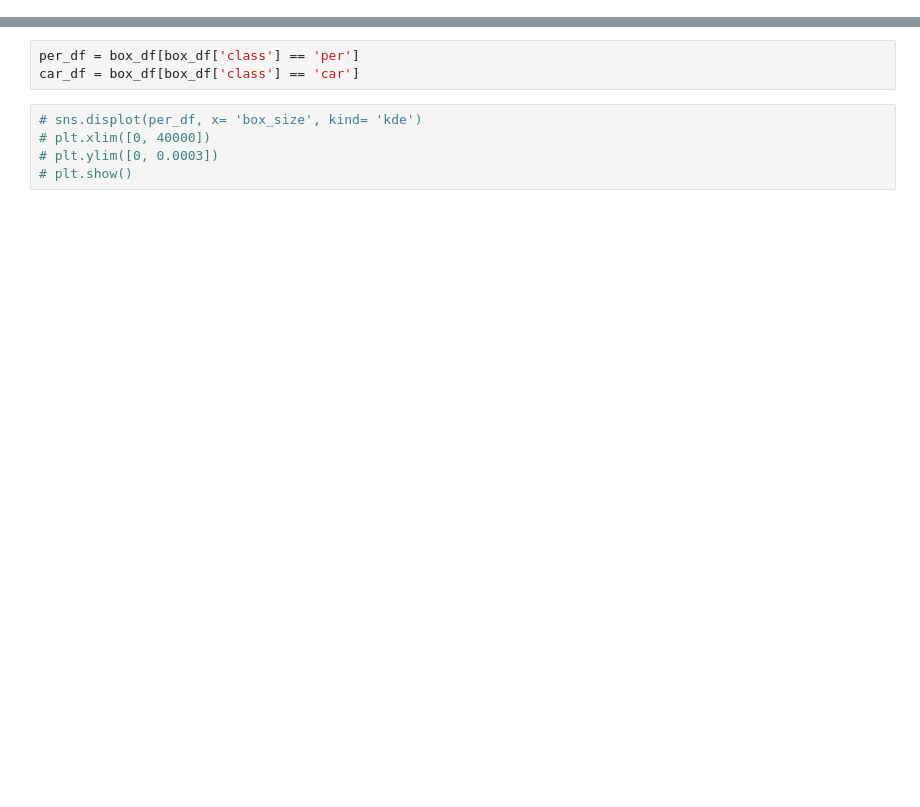
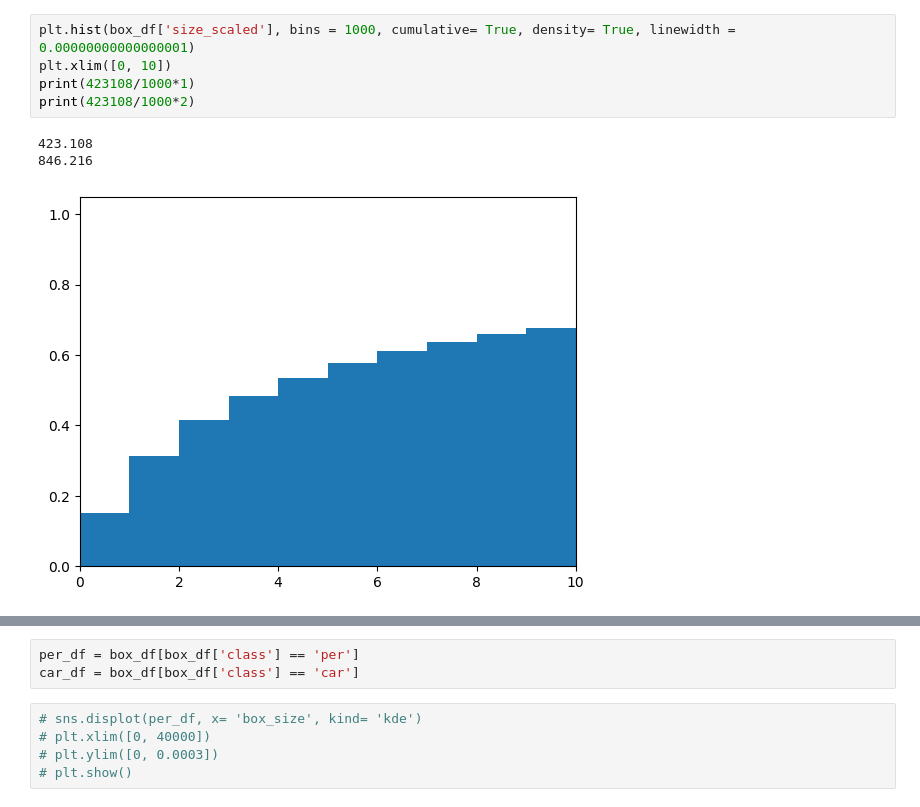
Before and after one commit to Lee-chan-hyeok/Nextchip_Autonomous_Driving_Contest, a Jupyter notebook: data_analysing/bbox/make_histogram.ipynb, the cells around one changed output, grey strips where cells are left out. Cells and saved outputs as stored; diff of their text form; blank space fills up the shorter version.

```diff
--- a/data_analysing/bbox/make_histogram.ipynb
+++ b/data_analysing/bbox/make_histogram.ipynb
@@ -38 +43,10 @@ display(box_df)
 921600
+# %%
+plt.hist(box_df['size_scaled'], bins = 1000, cumulative= True, density= True, linewidth = 0.00000000000000001)
+plt.xlim([0, 10])
+print(423108/1000*1)
+print(423108/1000*2)
+# %% [output]
+423.108
+846.216
+[figure, added]
```
Also changed, not shown: parts of 8 cells of this notebook, 9 other files.
